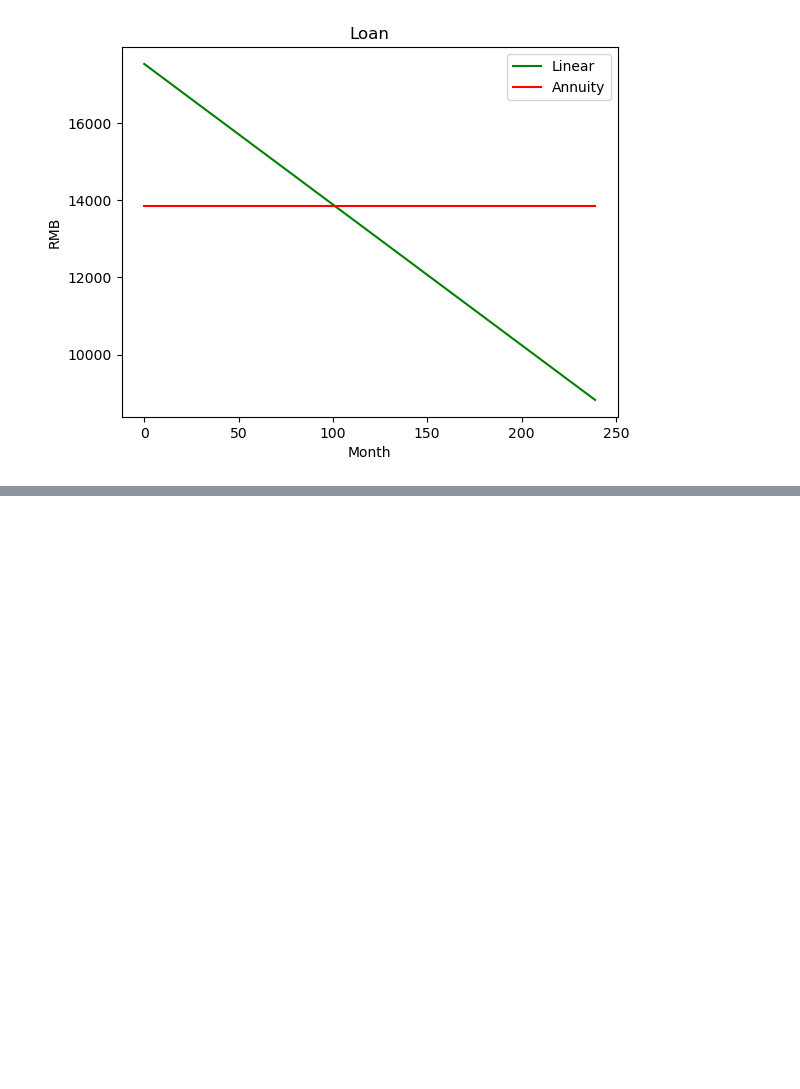
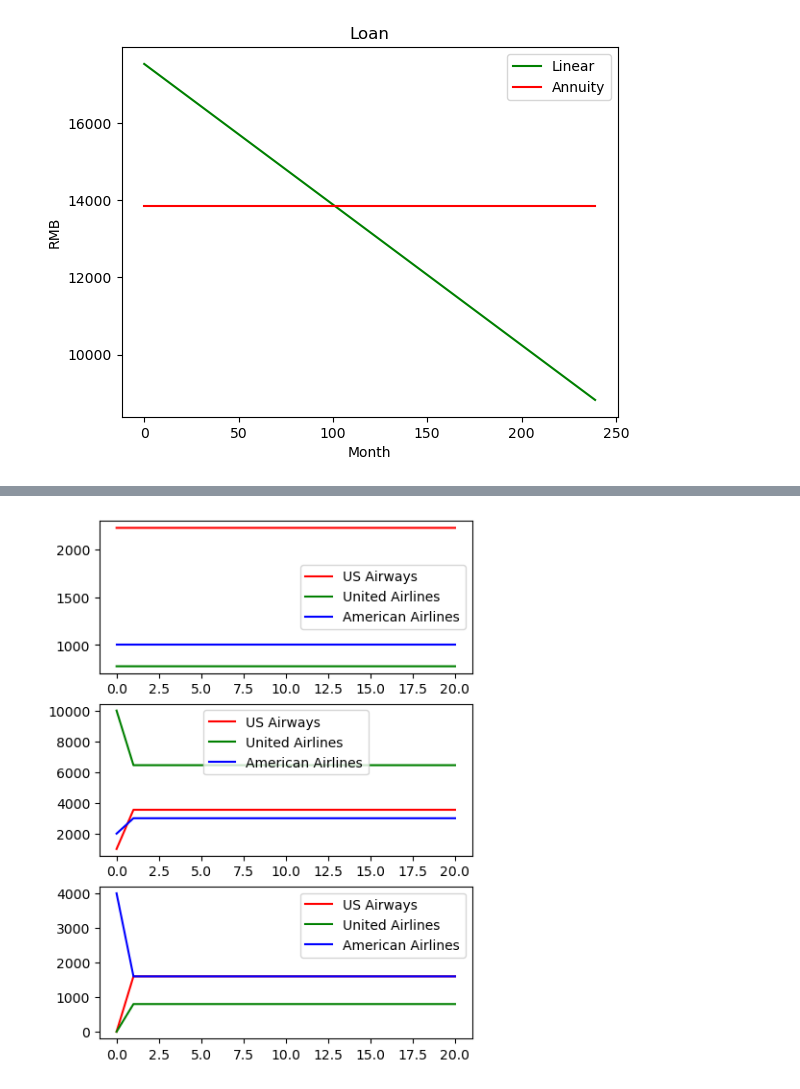
Before and after one commit to hanjianwei/zju-mm, a Jupyter notebook: dynamic.ipynb, the cells around one changed output, grey strips where cells are left out. Drawn from its saved outputs; the diff is of its cells as text; code cells hidden in the pictures; blank space fills up the shorter version.

```diff
--- a/dynamic.ipynb
+++ b/dynamic.ipynb
@@ -78,3 +78,48 @@ plt.show()
 | 情形1 | 2222       | 778             | 1000              |
 | 情形2 | 1000       | 10000           | 2000              |
 | 情形3 | 0          | 0               | 4000              |
+# %%
+import numpy as np
+import matplotlib.pyplot as plt
+
+def airlines(S, U, A, n):
+    """
+    S, U, A: 三家航空公司的初始乘客数
+    n: 模拟迭代次数
+    返回值: 三家公司 n 次迭代的值
+    """
+    M = np.array([[0.75, 0.20, 0.40], [0.05, 0.60, 0.20], [0.20, 0.20, 0.40]])
+
+    x = np.array([S, U, A])
+    R = x
+    for i in range(n):
+        R = np.vstack((R, M @ x))
+
+    return R[:,0], R[:,1], R[:,2]
+
+fig, ax = plt.subplots(3, 1, figsize=(5, 7))
+
+n = 20
+t = np.arange(n+1)
+
+S, U, A = airlines(2222, 778, 1000, n)
+ax[0].plot(t, S, 'r-', label='US Airways')
+ax[0].plot(t, U, 'g-', label='United Airlines')
+ax[0].plot(t, A, 'b-', label='American Airlines')
+ax[0].legend()
+
+S, U, A = airlines(1000, 10000, 2000, n)
+ax[1].plot(t, S, 'r-', label='US Airways')
+ax[1].plot(t, U, 'g-', label='United Airlines')
+ax[1].plot(t, A, 'b-', label='American Airlines')
+ax[1].legend()
+
+S, U, A = airlines(0, 0, 4000, n)
+ax[2].plot(t, S, 'r-', label='US Airways')
+ax[2].plot(t, U, 'g-', label='United Airlines')
+ax[2].plot(t, A, 'b-', label='American Airlines')
+ax[2].legend()
+
+plt.show()
+# %% [output]
+[figure, added]
```
Also changed, not shown: 3 other files.
